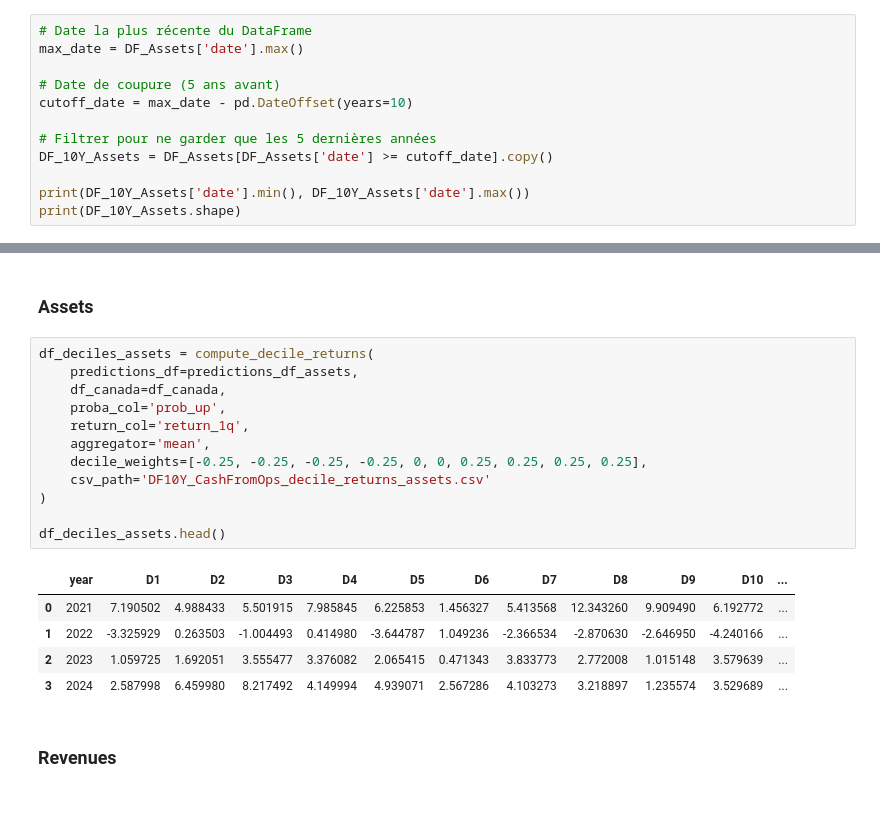
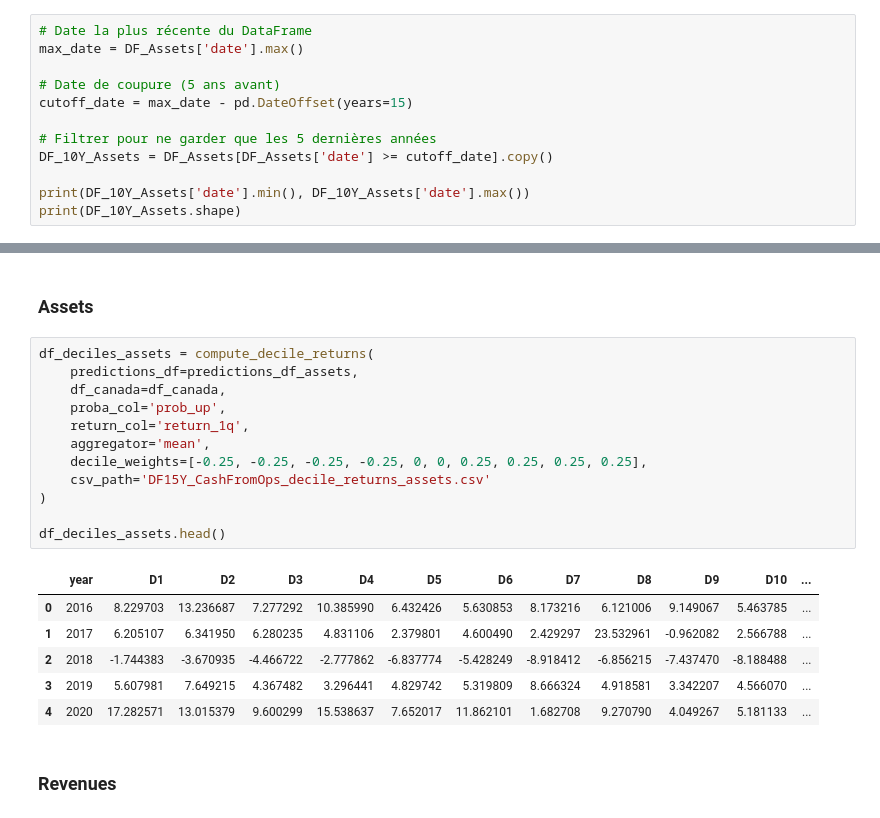
Before and after one commit to DominicPrenovost/AutoML-Practice, a Jupyter notebook: Target Cash From Operations.ipynb, the cells around one changed output, grey strips where cells are left out. Saved outputs shown, nothing was run; the diff lists cells and outputs as text.

```diff
--- a/Target Cash From Operations.ipynb
+++ b/Target Cash From Operations.ipynb
@@ -266,7 +266,7 @@ print(DF_10Y_all.shape)
 max_date = DF_Assets['date'].max()
 
 # Date de coupure (5 ans avant)
-cutoff_date = max_date - pd.DateOffset(years=10)
+cutoff_date = max_date - pd.DateOffset(years=15)
 
 # Filtrer pour ne garder que les 5 dernières années
 DF_10Y_Assets = DF_Assets[DF_Assets['date'] >= cutoff_date].copy()
@@ -873,21 +914,22 @@ def compute_decile_returns(
 # %%
 df_deciles_assets = compute_decile_returns(
     predictions_df=predictions_df_assets,
     df_canada=df_canada,
     proba_col='prob_up',
     return_col='return_1q',
     aggregator='mean',
     decile_weights=[-0.25, -0.25, -0.25, -0.25, 0, 0, 0.25, 0.25, 0.25, 0.25],
-    csv_path='DF10Y_CashFromOps_decile_returns_assets.csv'
+    csv_path='DF15Y_CashFromOps_decile_returns_assets.csv'
 )
 
 df_deciles_assets.head()
 # %% [output]
 |  | year | D1 | D2 | D3 | D4 | D5 | D6 | D7 | D8 | D9 | D10 | ... |
-| 0 | 2021 | 7.190502 | 4.988433 | 5.501915 | 7.985845 | 6.225853 | 1.456327 | 5.413568 | 12.343260 | 9.909490 | 6.192772 | ... |
-| 1 | 2022 | -3.325929 | 0.263503 | -1.004493 | 0.414980 | -3.644787 | 1.049236 | -2.366534 | -2.870630 | -2.646950 | -4.240166 | ... |
-| 2 | 2023 | 1.059725 | 1.692051 | 3.555477 | 3.376082 | 2.065415 | 0.471343 | 3.833773 | 2.772008 | 1.015148 | 3.579639 | ... |
-| 3 | 2024 | 2.587998 | 6.459980 | 8.217492 | 4.149994 | 4.939071 | 2.567286 | 4.103273 | 3.218897 | 1.235574 | 3.529689 | ... |
+| 0 | 2016 | 8.229703 | 13.236687 | 7.277292 | 10.385990 | 6.432426 | 5.630853 | 8.173216 | 6.121006 | 9.149067 | 5.463785 | ... |
+| 1 | 2017 | 6.205107 | 6.341950 | 6.280235 | 4.831106 | 2.379801 | 4.600490 | 2.429297 | 23.532961 | -0.962082 | 2.566788 | ... |
+| 2 | 2018 | -1.744383 | -3.670935 | -4.466722 | -2.777862 | -6.837774 | -5.428249 | -8.918412 | -6.856215 | -7.437470 | -8.188488 | ... |
+| 3 | 2019 | 5.607981 | 7.649215 | 4.367482 | 3.296441 | 4.829742 | 5.319809 | 8.666324 | 4.918581 | 3.342207 | 4.566070 | ... |
+| 4 | 2020 | 17.282571 | 13.015379 | 9.600299 | 15.538637 | 7.652017 | 11.862101 | 1.682708 | 9.270790 | 4.049267 | 5.181133 | ... |
 # %% [markdown]
 ### Revenues
 # %%
```
Also changed, not shown: parts of 7 cells of this notebook.
